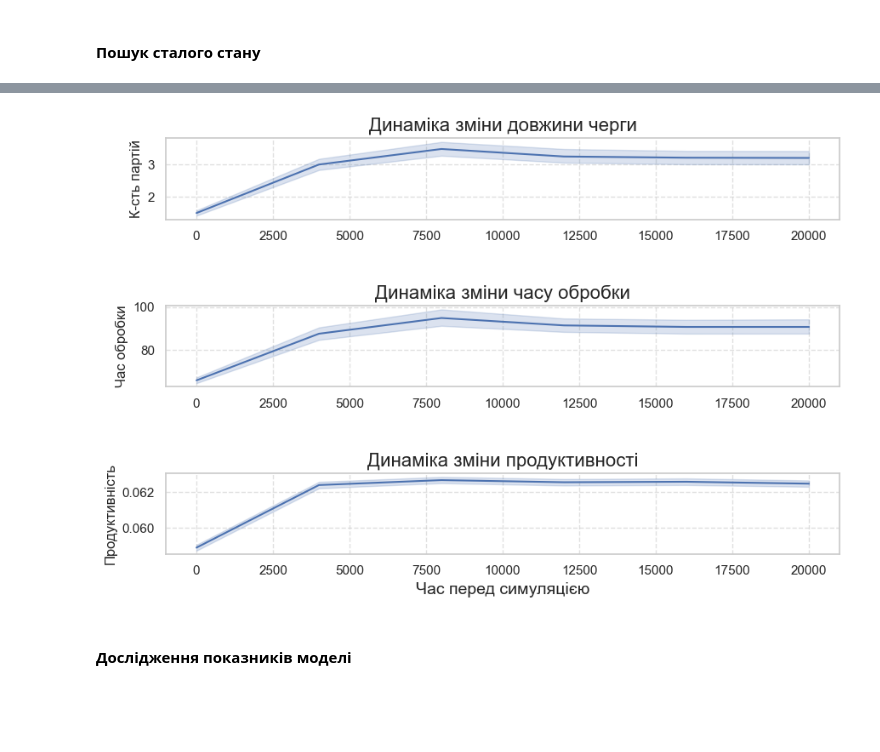
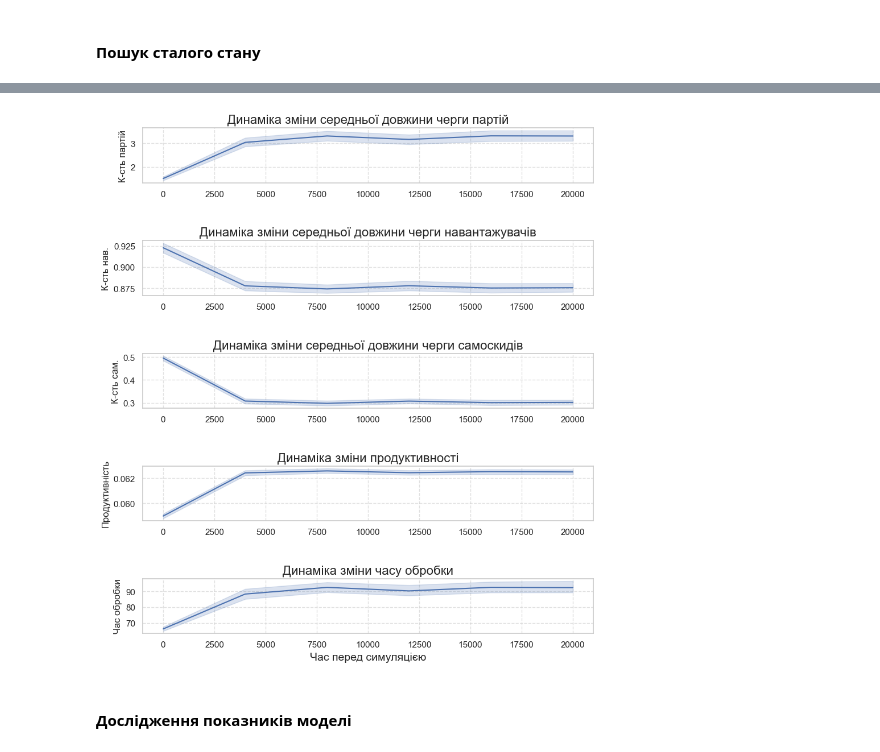
Before and after one commit to IP-14Nezdolii/SM_25, a Jupyter notebook: cursova/results.ipynb, the cells around one changed output, grey strips where cells are left out. Cells and saved outputs as stored; diff of their text form; code cells hidden in the pictures; blank space fills up the shorter version.

```diff
--- a/cursova/results.ipynb
+++ b/cursova/results.ipynb
@@ -135,0 +110,6 @@ trans
+# %%
+filename = 'trans'
+full_path = f"{FILE_PATH}{filename}.xlsx"
+trans = pd.read_excel(full_path, engine="openpyxl")
+
+trans
@@ -136,36 +130,43 @@ trans
 # %%
-import matplotlib.pyplot as plt
-import seaborn as sns
-
 sns.set_theme(style="whitegrid")
 
-fig, axes = plt.subplots(3, 1, figsize=(9, 6), sharex=True)
+fig, axes = plt.subplots(5, 1, figsize=(9, 10), sharex=True)
 
 plot_kws = {
     'x': 'test_mask',
     'data': trans,
+    'errorbar': ("ci", 99),
 }
 
 sns.lineplot(y='mean_q_size', ax=axes[0], **plot_kws)
-axes[0].set_title('Динаміка зміни довжини черги', fontsize=16)
+axes[0].set_title('Динаміка зміни середньої довжини черги партій', fontsize=16)
 axes[0].set_ylabel('К-сть партій', fontsize=12)
 
-sns.lineplot(y='processing_time', ax=axes[1], **plot_kws)
-axes[1].set_title('Динаміка зміни часу обробки', fontsize=16)
-axes[1].set_ylabel('Час обробки', fontsize=12)
+sns.lineplot(y='mean_loader_q_size', ax=axes[1], **plot_kws)
+axes[1].set_title('Динаміка зміни середньої довжини черги навантажувачів', fontsize=16)
+axes[1].set_ylabel('К-сть нав.', fontsize=12)
 
-sns.lineplot(y='productivity', ax=axes[2], **plot_kws)
-axes[2].set_title('Динаміка зміни продуктивності', fontsize=16)
-axes[2].set_ylabel('Продуктивність', fontsize=12)
-axes[2].set_xlabel('Час перед симуляцією', fontsize=14)
+sns.lineplot(y='mean_truck_q_size', ax=axes[2], **plot_kws)
+axes[2].set_title('Динаміка зміни середньої довжини черги самоскидів', fontsize=16)
+axes[2].set_ylabel('К-сть сам.', fontsize=12)
+
+sns.lineplot(y='productivity', ax=axes[3], **plot_kws)
+axes[3].set_title('Динаміка зміни продуктивності', fontsize=16)
+axes[3].set_ylabel('Продуктивність', fontsize=12)
+
+sns.lineplot(y='processing_time', ax=axes[4], **plot_kws)
+axes[4].set_title('Динаміка зміни часу обробки', fontsize=16)
+axes[4].set_ylabel('Час обробки', fontsize=12)
+
+axes[4].set_xlabel('Час перед симуляцією', fontsize=14)
 
 for ax in axes:
     ax.grid(True, linestyle='--', alpha=0.6)
     ax.tick_params(labelbottom=True)
 
 plt.tight_layout(h_pad=3.0)
 plt.show()
 # %% [output]
-[figure, old version]
+[figure, new version]
 # %% [markdown]
 #### Дослідження показників моделі
```
Also changed, not shown: parts of 27 cells of this notebook, 12 other files.
